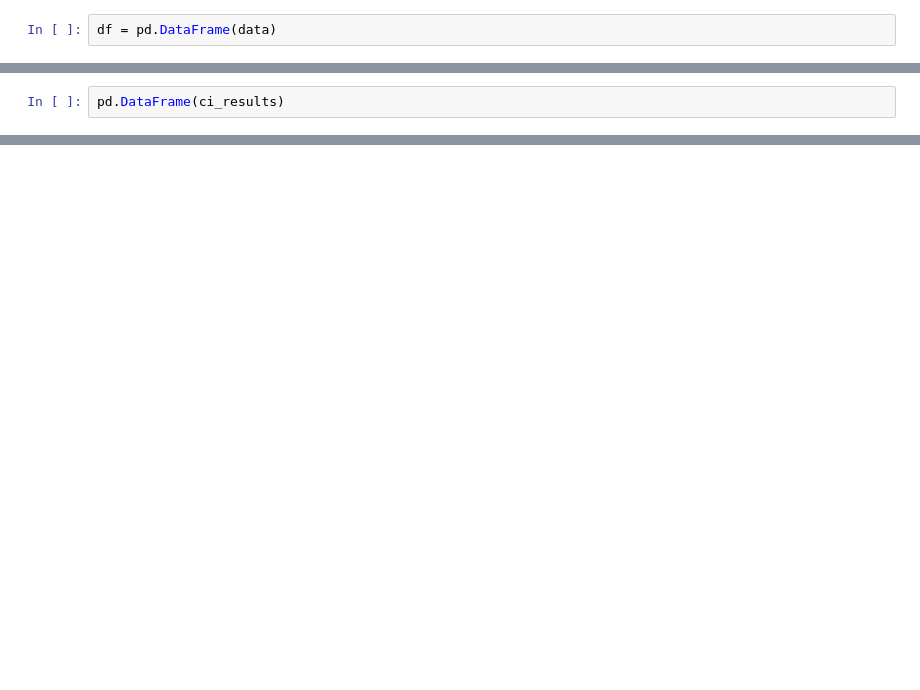
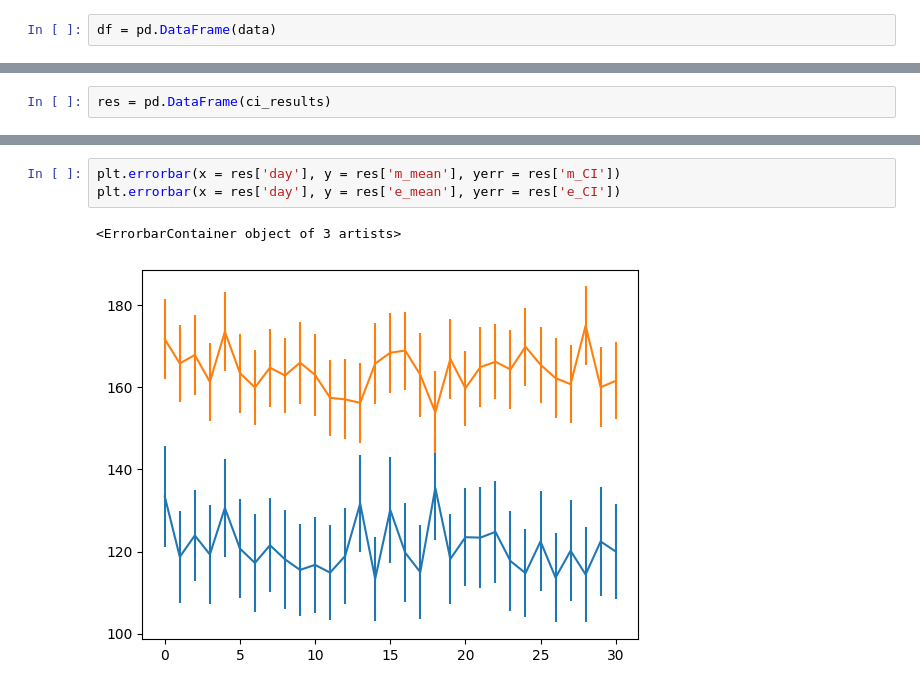
Before and after one commit to simonhansedasi/commuting, a Jupyter notebook: Untitled.ipynb, the cells around one changed output, grey strips where cells are left out. Saved outputs shown, nothing was run; the diff lists cells and outputs as text; blank space fills up the shorter version.

```diff
--- a/Untitled.ipynb
+++ b/Untitled.ipynb
@@ -136,2 +164,2 @@ for item in ci_results:
 # %%
-pd.DataFrame(ci_results)
+res = pd.DataFrame(ci_results)
@@ -191,0 +186,6 @@ NameError: name 'generate_user_commute_data' is not defined
+# %%
+plt.errorbar(x = res['day'], y = res['m_mean'], yerr = res['m_CI'])
+plt.errorbar(x = res['day'], y = res['e_mean'], yerr = res['e_CI'])
+# %% [output]
+<ErrorbarContainer object of 3 artists>
+[figure, added]
```
Also changed, not shown: parts of 11 cells of this notebook, 5 other files.
